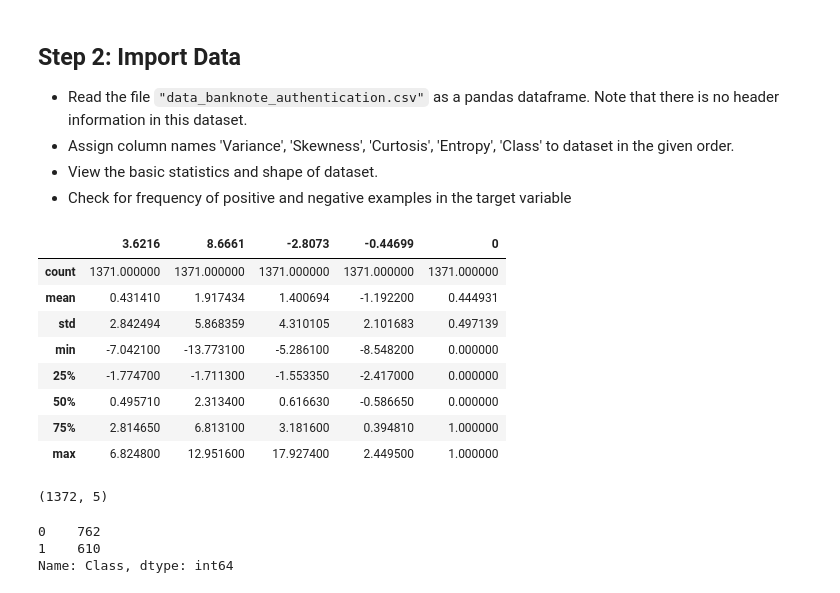
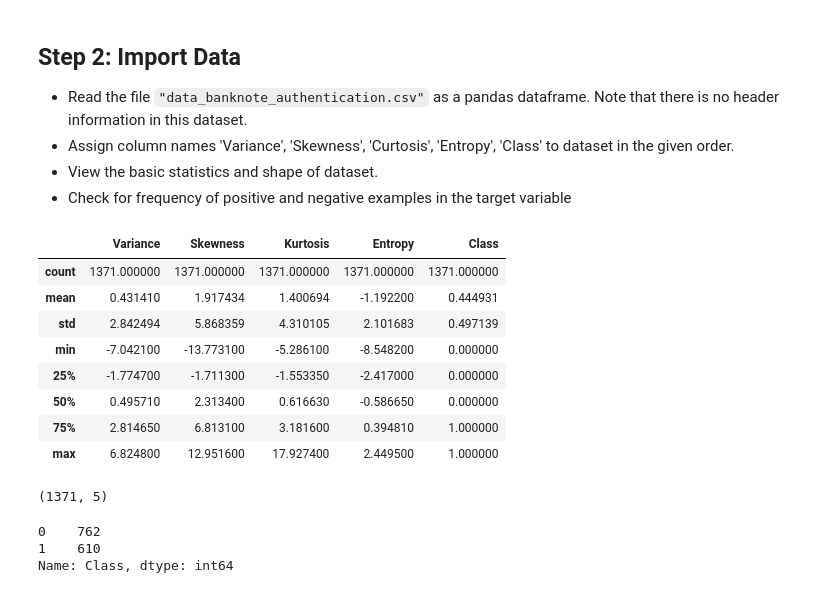
Before and after one commit to molron94/dsc-3-31-07-decision-tree-scikitlearn-lab-nyc-ds-career-031119, a Jupyter notebook: index.ipynb, the cells around one changed output. Drawn from its saved outputs; the diff is of its cells as text; code cells hidden in the pictures.

```diff
--- a/index.ipynb
+++ b/index.ipynb
@@ -43,11 +43,11 @@ df=pd.read_csv('data_banknote_authentication.csv')
 # %%
 df.columns=['Variance', 'Skewness', 'Kurtosis', 'Entropy', 'Class']
 # %%
-a# Describe the dataset
+# Describe the dataset
 df.describe()
 ## Your code here
 # %% [output]
-|  | 3.6216 | 8.6661 | -2.8073 | -0.44699 | 0 |
+|  | Variance | Skewness | Kurtosis | Entropy | Class |
 | count | 1371.000000 | 1371.000000 | 1371.000000 | 1371.000000 | 1371.000000 |
 | mean | 0.431410 | 1.917434 | 1.400694 | -1.192200 | 0.444931 |
 | std | 2.842494 | 5.868359 | 4.310105 | 2.101683 | 0.497139 |
@@ -58,10 +58,9 @@ df.describe()
 | max | 6.824800 | 12.951600 | 17.927400 | 2.449500 | 1.000000 |
 # %%
 # Shape of dataset
-
-## Your code here
+df.shape
 # %% [output]
-(1372, 5)
+(1371, 5)
 # %%
 # Class frequency of target variable
 
```
